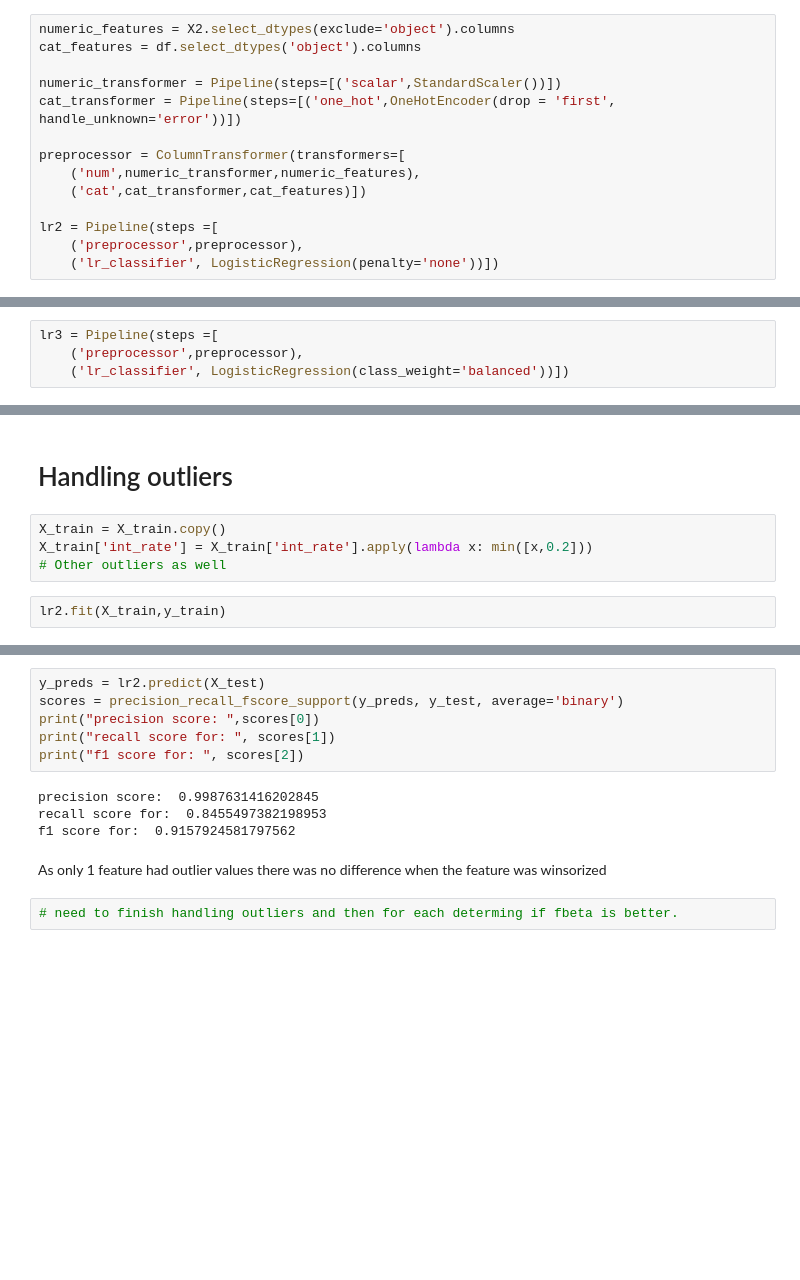
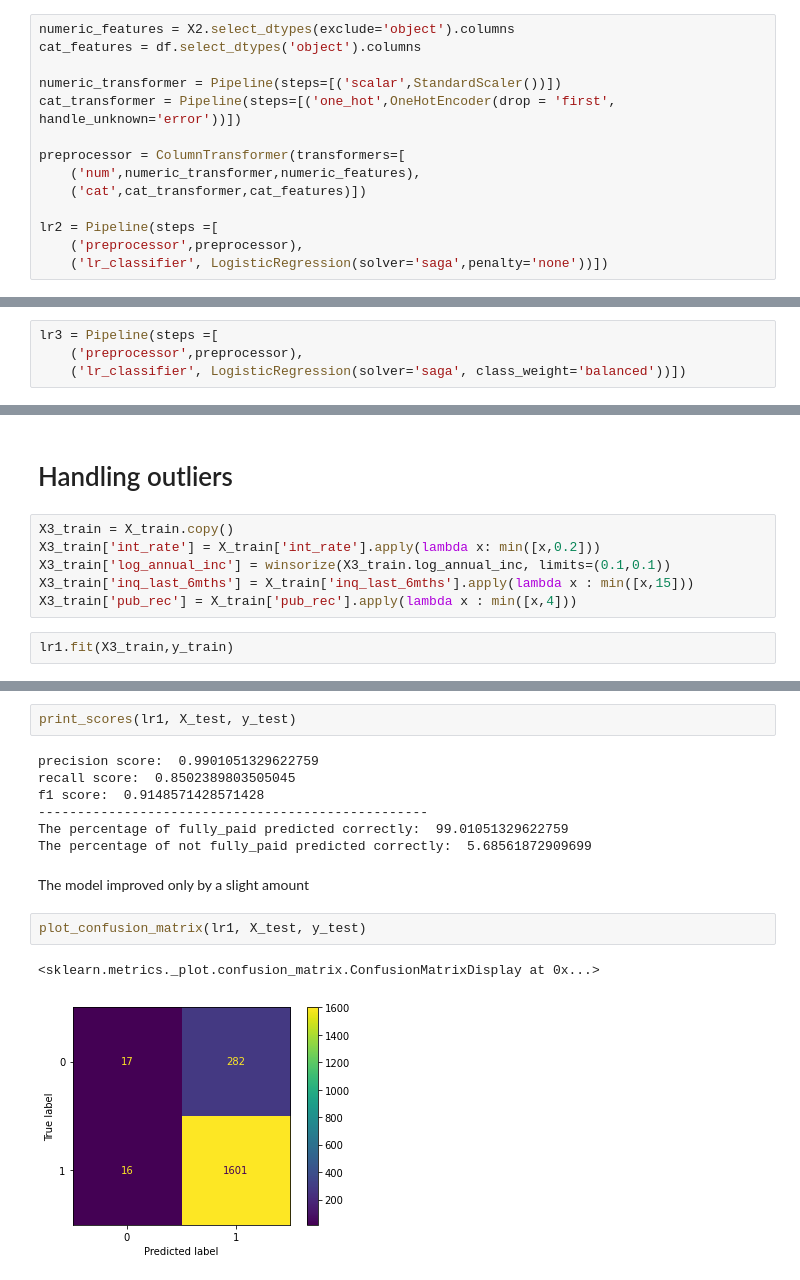
Before and after one commit to mathisme/ThinkfulSLCap, a Jupyter notebook: notebooks/Logistic Regression.ipynb, the cells around one changed output, grey strips where cells are left out. Cells and saved outputs as stored; diff of their text form; blank space fills up the shorter version.

Commit message:
finished lr notebook and polished others

```diff
--- a/notebooks/Logistic Regression.ipynb
+++ b/notebooks/Logistic Regression.ipynb
@@ -115,7 +142,7 @@ preprocessor = ColumnTransformer(transformers=[
 
 lr2 = Pipeline(steps =[
     ('preprocessor',preprocessor),
-    ('lr_classifier', LogisticRegression(penalty='none'))])
+    ('lr_classifier', LogisticRegression(solver='saga',penalty='none'))])
 # %%
 lr2.fit(X2_train,y_train)
 # %% [output]
@@ -155,7 +183,7 @@ plot_precision_recall_curve(lr2 ,X2_test, y_test)
 # %%
 lr3 = Pipeline(steps =[
     ('preprocessor',preprocessor),
-    ('lr_classifier', LogisticRegression(class_weight='balanced'))])
+    ('lr_classifier', LogisticRegression(solver='saga', class_weight='balanced'))])
 # %%
 lr3.fit(X_train,y_train)
 # %% [output]
@@ -193,11 +222,13 @@ With balanced class weights, more true negatives are predicted but f1 score drop
 # %% [markdown]
 # Handling outliers
 # %%
-X_train = X_train.copy()
-X_train['int_rate'] = X_train['int_rate'].apply(lambda x: min([x,0.2]))
-# Other outliers as well
+X3_train = X_train.copy()
+X3_train['int_rate'] = X_train['int_rate'].apply(lambda x: min([x,0.2]))
+X3_train['log_annual_inc'] = winsorize(X3_train.log_annual_inc, limits=(0.1,0.1))
+X3_train['inq_last_6mths'] = X_train['inq_last_6mths'].apply(lambda x : min([x,15]))
+X3_train['pub_rec'] = X_train['pub_rec'].apply(lambda x : min([x,4]))
 # %%
-lr2.fit(X_train,y_train)
+lr1.fit(X3_train,y_train)
 # %% [output]
 Pipeline(steps=[('preprocessor',
                  ColumnTransformer(transformers=[('num',
@@ -210,16 +244,18 @@ Pipeline(steps=[('preprocessor',
                                                   Index(['purpose'], dtype='object'))])),
                 ('lr_classifier', LogisticRegression())])
 # %%
-y_preds = lr2.predict(X_test)
-scores = precision_recall_fscore_support(y_preds, y_test, average='binary')
-print("precision score: ",scores[0])
-print("recall score for: ", scores[1])
-print("f1 score for: ", scores[2])
+print_scores(lr1, X_test, y_test)
 # %% [output]
-precision score:  0.9987631416202845
-recall score for:  0.8455497382198953
-f1 score for:  0.9157924581797562
+precision score:  0.9901051329622759
+recall score:  0.8502389803505045
+f1 score:  0.9148571428571428
+--------------------------------------------------
+The percentage of fully_paid predicted correctly:  99.01051329622759
+The percentage of not fully_paid predicted correctly:  5.68561872909699
-# %% [markdown]
-As only 1 feature had outlier values there was no difference when the feature was winsorized
+# %% [markdown]
+The model improved only by a slight amount
 # %%
-# need to finish handling outliers and then for each determing if fbeta is better.
+plot_confusion_matrix(lr1, X_test, y_test)
+# %% [output]
+<sklearn.metrics._plot.confusion_matrix.ConfusionMatrixDisplay at 0x...>
+[figure, added]
```
Also changed, not shown: parts of 20 cells of this notebook, 1 other file.
